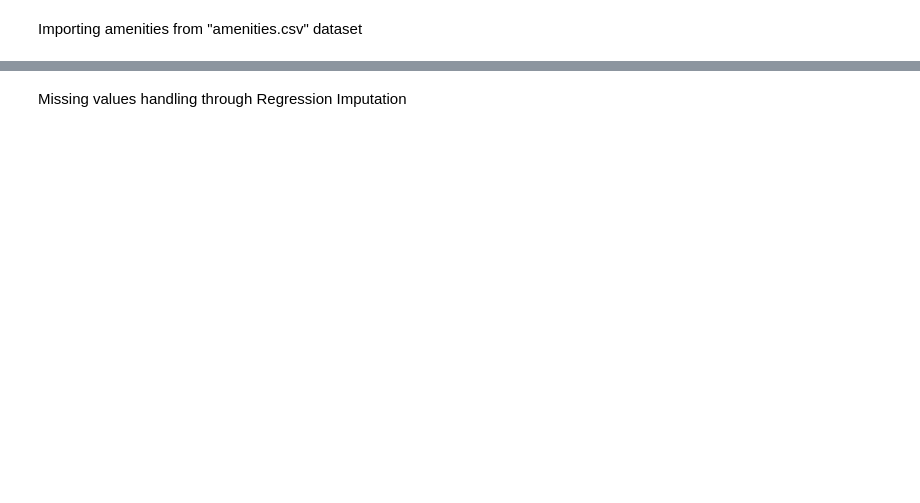
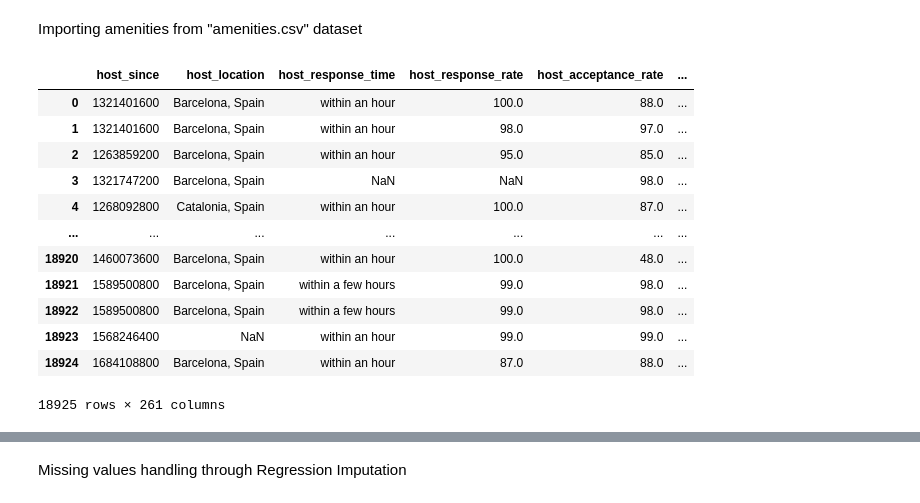
Before and after one commit to christianp12/Data-Driven-Exploration-of-Airbnb-Listings-Price, a Jupyter notebook: listings preprocessing.ipynb, the cells around one changed output, grey strips where cells are left out. Drawn from its saved outputs; the diff is of its cells as text; code cells hidden in the pictures; blank space fills up the shorter version.

```diff
--- a/listings preprocessing.ipynb
+++ b/listings preprocessing.ipynb
@@ -37,6 +46,19 @@ listings['price'] = listings['price'].str.replace('$', '', regex=False).str.repl
 
 listings['host_acceptance_rate'] = listings['host_acceptance_rate'].str.replace('%', '', regex=False).astype(float)
 listings['host_response_rate'] = listings['host_response_rate'].str.replace('%', '', regex=False).astype(float)
+# %%
+# Handle Date columns (convert to datetime, then to numeric)
+if 'host_since' in listings.columns:  # Replace 'date_column_name' with your actual date column name
+    listings['host_since'] = pd.to_datetime(listings['host_since'])
+    listings['host_since'] = listings['host_since'].astype(int) // 10**9  # Convert to Unix timestamp
+
+if 'first_review' in listings.columns:  # Replace 'date_column_name' with your actual date column name
+    listings['first_review'] = pd.to_datetime(listings['first_review'])
+    listings['first_review'] = listings['first_review'].astype(int) // 10**9  # Convert to Unix timestamp
+
+if 'last_review' in listings.columns:  # Replace 'date_column_name' with your actual date column name
+    listings['last_review'] = pd.to_datetime(listings['last_review'])
+    listings['last_review'] = listings['last_review'].astype(int) // 10**9  # Convert to Unix timestamp
 # %% [markdown]
 Importing amenities from "amenities.csv" dataset
 # %%
@@ -49,11 +71,25 @@ sentiment = pd.read_csv('sentiment.csv')
 # %%
 listings['id'] = listings['id'].astype(str)
 sentiment['listing_id'] = sentiment['listing_id'].astype(str)
 
 # Merge the datasets on the corresponding ID columns
 merged_data = pd.merge(listings, sentiment, left_on='id', right_on='listing_id', how='left')
 
 # Drop the duplicate 'listing_id' column if it exists
-merged_data = merged_data.drop(columns=['listing_id'])
+merged_data = merged_data.drop(columns=['listing_id', 'id'])
 
 merged_data
+# %% [output]
+|  | host_since | host_location | host_response_time | host_response_rate | host_acceptance_rate | ... |
+| 0 | 1321401600 | Barcelona, Spain | within an hour | 100.0 | 88.0 | ... |
+| 1 | 1321401600 | Barcelona, Spain | within an hour | 98.0 | 97.0 | ... |
+| 2 | 1263859200 | Barcelona, Spain | within an hour | 95.0 | 85.0 | ... |
+| 3 | 1321747200 | Barcelona, Spain | NaN | NaN | 98.0 | ... |
+| 4 | 1268092800 | Catalonia, Spain | within an hour | 100.0 | 87.0 | ... |
+| ... | ... | ... | ... | ... | ... | ... |
+| 18920 | 1460073600 | Barcelona, Spain | within an hour | 100.0 | 48.0 | ... |
+| 18921 | 1589500800 | Barcelona, Spain | within a few hours | 99.0 | 98.0 | ... |
+| 18922 | 1589500800 | Barcelona, Spain | within a few hours | 99.0 | 98.0 | ... |
+| 18923 | 1568246400 | NaN | within an hour | 99.0 | 99.0 | ... |
+| 18924 | 1684108800 | Barcelona, Spain | within an hour | 87.0 | 88.0 | ... |
+18925 rows × 261 columns
```
Also changed, not shown: parts of 18 cells of this notebook, 3 other files.
